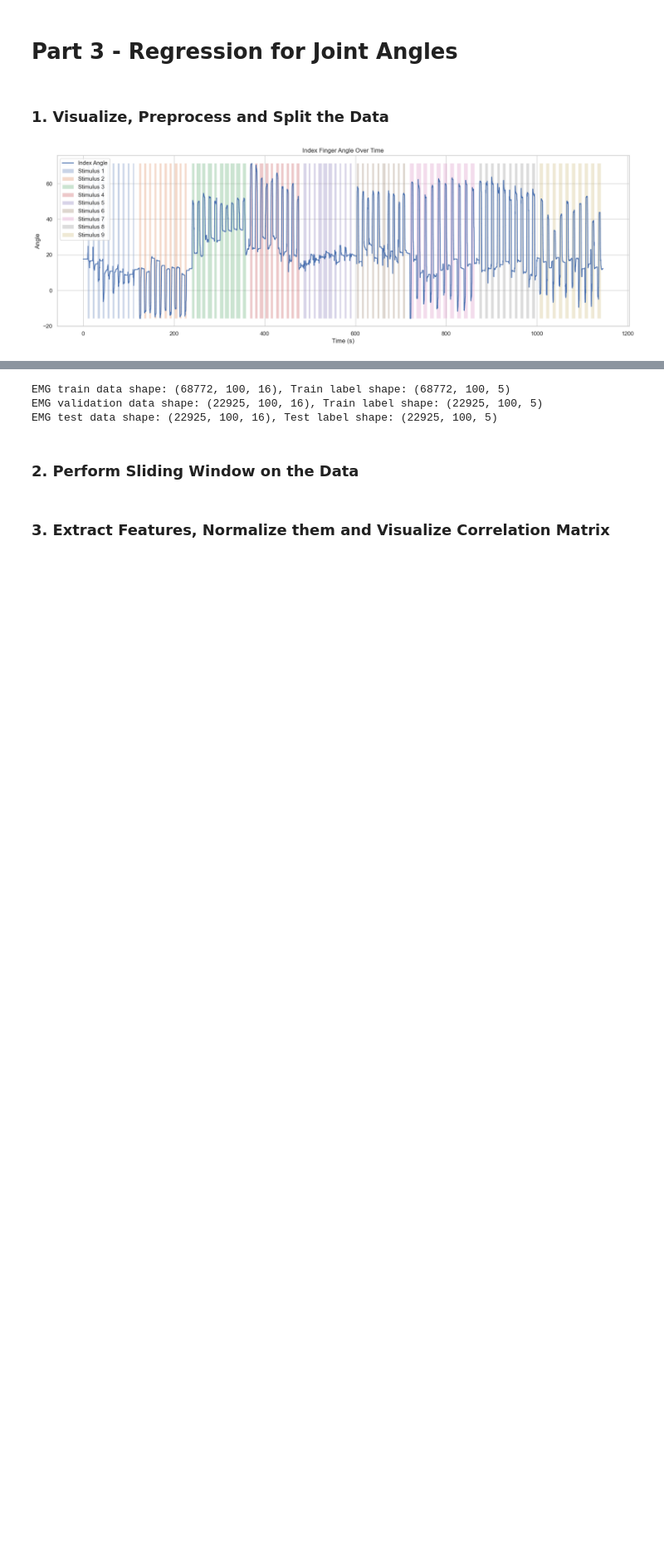
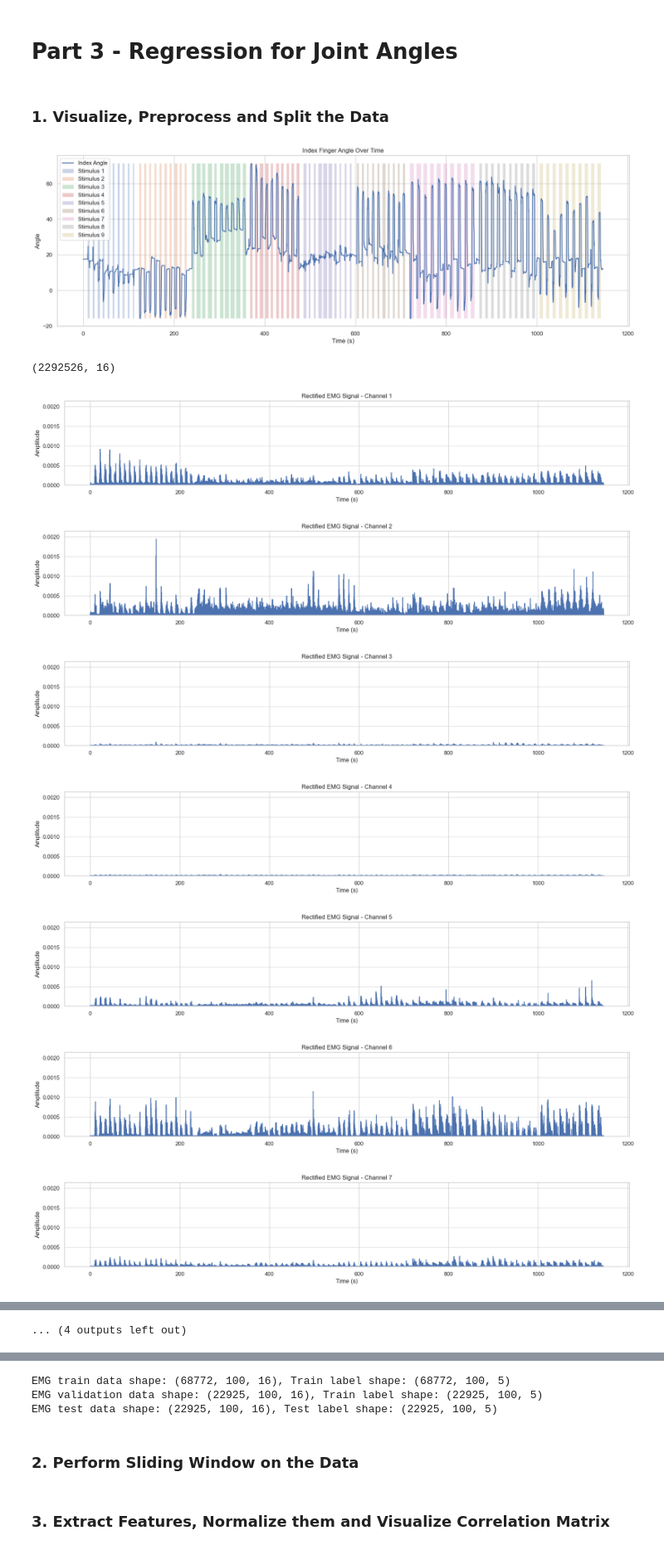
Before and after one commit to 22cav/nssp-mp2, a Jupyter notebook: part3/joint_angles.ipynb, the cells around one changed output, grey strips where cells are left out. Shown at 83% size. Drawn from its saved outputs; the diff is of its cells as text; code cells hidden in the pictures; blank space fills up the shorter version.

Commit message:
added raw emg and envelope visualization

```diff
--- a/part3/joint_angles.ipynb
+++ b/part3/joint_angles.ipynb
@@ -81,11 +81,24 @@ emg = data['emg']
 
 # 1. Apply rectification to the EMG signals by using np.abs
 emg = np.abs(emg)
-
-# 2. Apply a moving average filter to obtain the EMG envelopes
-# Define moving average size
-mov_mean_size = 400
-# Based on the size, create the moving average weights to then convolve to the signal
-mov_mean_weights = np.ones(mov_mean_size) / mov_mean_size
-# Convolve the EMG signal with the moving average vectors along axis 0 (time axis)
-emg_envelope = convolve1d(emg, mov_mean_weights, axis=0)
+print(emg.shape)
+# %% [output]
+(2292526, 16)
+# %%
+channels = np.arange(emg.shape[1])
+
+for channel in channels:
+    plt.figure(figsize=(20, 3))
+    plt.plot(np.arange(emg.shape[0]) / FS, emg[:, channel], linewidth=1.5)
+    plt.xlabel("Time (s)")
+    plt.ylabel("Amplitude")
+    plt.ylim(0, np.max(emg) * 1.1)
+    plt.title("Rectified EMG Signal - Channel {}".format(channel + 1))
+# %% [output]
+[figure, added]
+[figure, added]
+[figure, added]
+[figure, added]
+[figure, added]
+[figure, added]
+[figure, added]
@@ -91,0 +110 @@ emg_envelope = convolve1d(emg, mov_mean_weights, axis=0)
+... (4 outputs left out)
```
Also changed, not shown: parts of 13 cells of this notebook.
